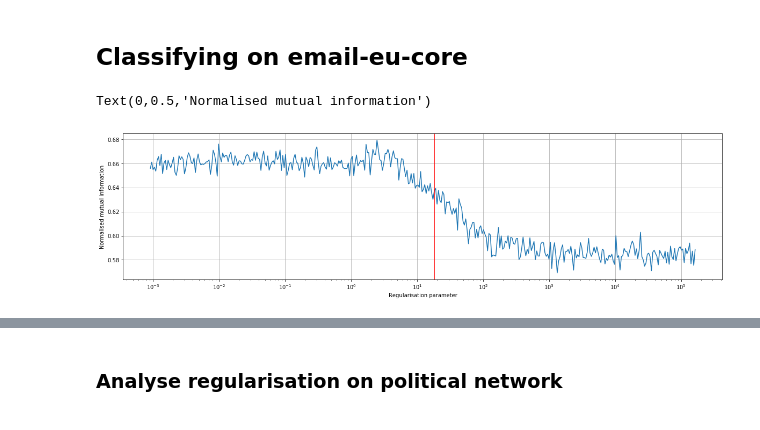
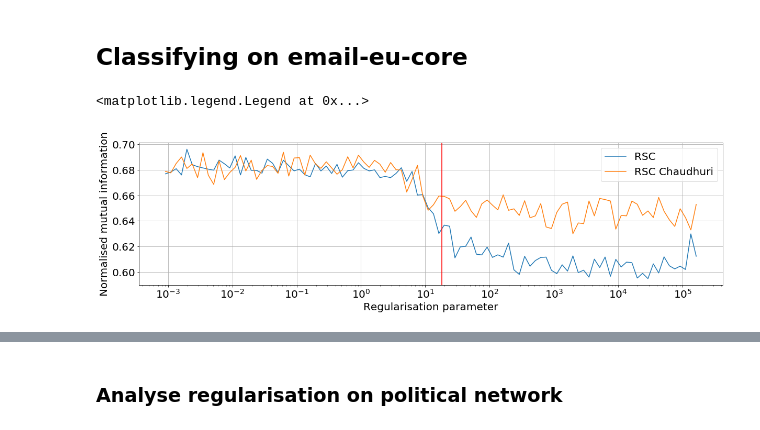
Before and after one commit to crisbodnar/regularised-spectral-clustering, a Jupyter notebook: spectral_clustering.ipynb, the cells around one changed output, grey strips where cells are left out. Cells and saved outputs as stored; diff of their text form; code cells hidden in the pictures.

```diff
--- a/spectral_clustering.ipynb
+++ b/spectral_clustering.ipynb
@@ -413,11 +435,11 @@ nx.draw_networkx(rgraph, ax=ax, with_labels=False, nodelist=rgraph.nodes(), node
 # %% [markdown]
 ### Analysing regularisation on graphs with more than 2 clusters
 # %%
-np.random.seed(14)
-train, test = read_graph(graph_map[1])
+np.random.seed(4)
+# train, test = read_graph(graph_map[1])
 # train, test = read_graph('', nx.connected_watts_strogatz_graph(2000, 3, p=0.60))
 # train, test = read_graph('', nx.barabasi_albert_graph(2000, 3, seed=13))
-# train, test = read_graph('', nx.powerlaw_cluster_graph(2000, 2, 0.05, seed=13))
+train, test = read_graph('', nx.powerlaw_cluster_graph(2000, 2, 0.05, seed=13))
 
 tao_heurisitc = 2 * train.number_of_edges() / train.number_of_nodes()
 S = nx.to_numpy_matrix(train)
@@ -447,7 +469,7 @@ def avg_conductance(labels, nodes, graph):
         conductances.append(conductance(graph, partition))
     return np.mean(conductances)
 
-clusters = 16
+clusters = 21
 cond_van, cond_reg = [], []
 cond_tvan, cond_treg = [], []
 nodes = np.array(train.nodes())
@@ -509,7 +531,7 @@ ax.legend()
 # %% [markdown]
 The graph below shows the effects of the regularisation parameter $\tau$ in the size of the minimum partition
 # %%
-taos = np.exp(np.linspace(-7, 7, 100))
+taos = np.exp(np.linspace(-8, 7, 400))
 reg_sizes = []
 conducts = []
 conducts_test = []
@@ -557,7 +580,7 @@ S = nx.to_numpy_matrix(train)
 # %%
 from sklearn.metrics import normalized_mutual_info_score
 
-taos = np.exp(np.linspace(-7, 12, 400))
+taos = np.exp(np.linspace(-7, 12, 100))
 reg_sizes = []
 conducts = []
 conducts_test = []
@@ -566,20 +589,27 @@ N = train.number_of_nodes()
 tao_heurisitc = train.number_of_edges() * 2 / N
 nodes = np.array(train.nodes())
 nmis = []
+nmis_ch = []
 for tao in taos:
     SR = S + tao / N
     y_hat = spectral_clust(SR, 42)
+    y_hat_ch = spectral_clust_chauduri(S, tao, 42)
+
     nmi = normalized_mutual_info_score(labels[nodes], y_hat)
+    nmi_ch = normalized_mutual_info_score(labels[nodes], y_hat_ch)
     nmis.append(nmi)
+    nmis_ch.append(nmi_ch)
 # %%
 fig, ax = plt.subplots(figsize=(20, 5))
-ax.plot(taos, nmis)
+ax.plot(taos, nmis, label='RSC')
+ax.plot(taos, nmis_ch, label='RSC Chaudhuri')
 ax.grid(True)
 ax.axvline(x=(tao_heurisitc), color='red')
 ax.set_xscale('log')
 ax.set_xlabel('Regularisation parameter')
 ax.set_ylabel('Normalised mutual information')
+ax.legend()
 # %% [output]
-Text(0,0.5,'Normalised mutual information')
+<matplotlib.legend.Legend at 0x...>
-[figure, old version]
+[figure, new version]
 # %%
```
Also changed, not shown: parts of 20 cells of this notebook, 1 other file.
